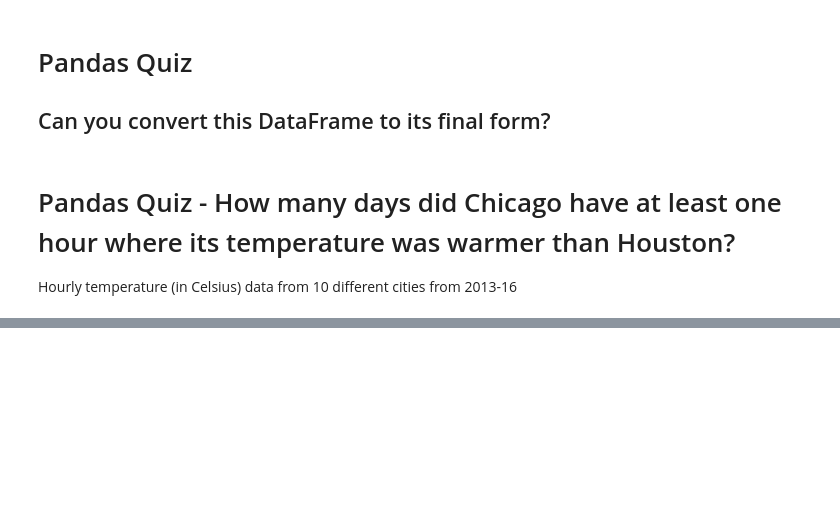
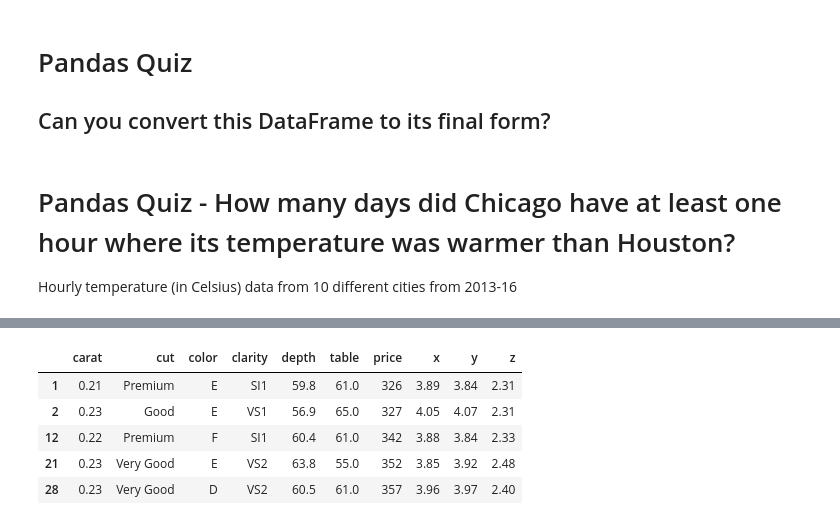
Before and after one commit to tdpetrou/Learn-Pandas, a Jupyter notebook: Blurbs.ipynb, the cells around one changed output, grey strips where cells are left out. Saved outputs shown, nothing was run; the diff lists cells and outputs as text; code cells hidden in the pictures; blank space fills up the shorter version.

```diff
--- a/Blurbs.ipynb
+++ b/Blurbs.ipynb
@@ -132,0 +142,9 @@ df = pd.read_csv('https://raw.githubusercontent.com/tdpetrou/Learn-Pandas/master
+# %%
+df.head()
+# %% [output]
+|  | carat | cut | color | clarity | depth | table | price | x | y | z |
+| 1 | 0.21 | Premium | E | SI1 | 59.8 | 61.0 | 326 | 3.89 | 3.84 | 2.31 |
+| 2 | 0.23 | Good | E | VS1 | 56.9 | 65.0 | 327 | 4.05 | 4.07 | 2.31 |
+| 12 | 0.22 | Premium | F | SI1 | 60.4 | 61.0 | 342 | 3.88 | 3.84 | 2.33 |
+| 21 | 0.23 | Very Good | E | VS2 | 63.8 | 55.0 | 352 | 3.85 | 3.92 | 2.48 |
+| 28 | 0.23 | Very Good | D | VS2 | 60.5 | 61.0 | 357 | 3.96 | 3.97 | 2.40 |
```
Also changed, not shown: parts of 9 cells of this notebook, 3 other files.
